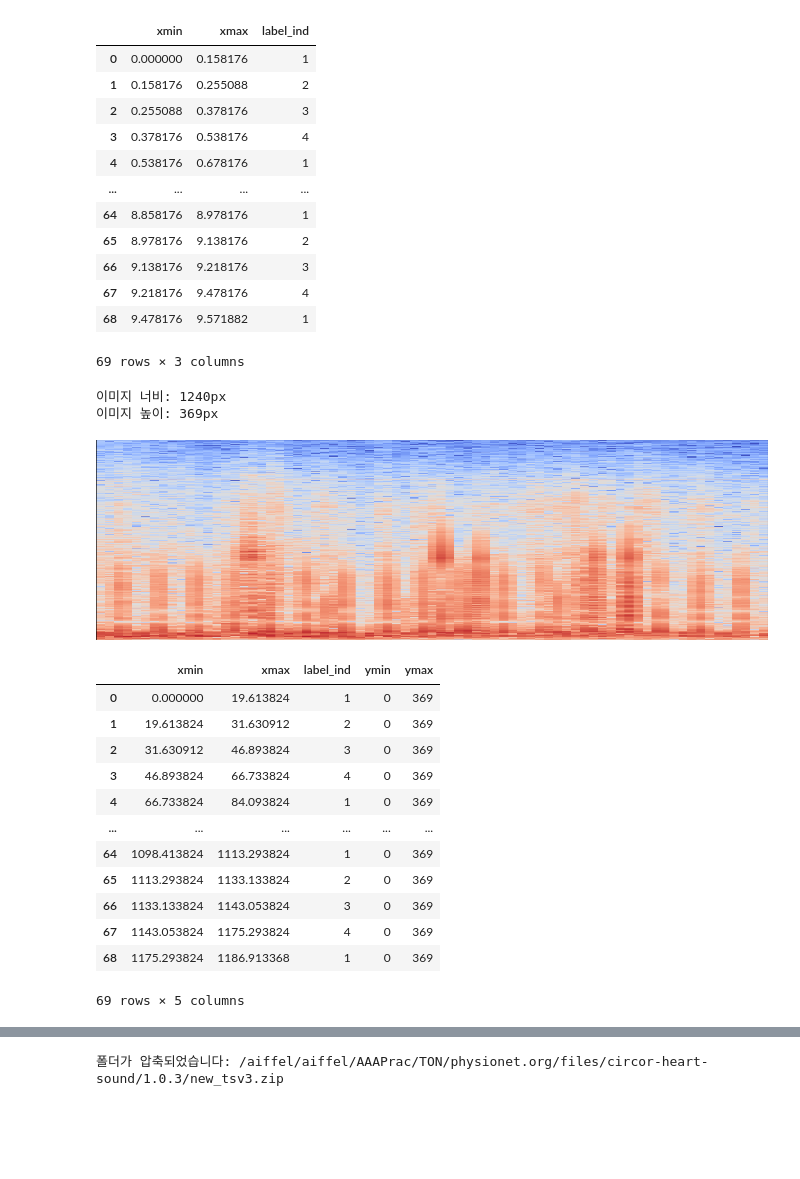
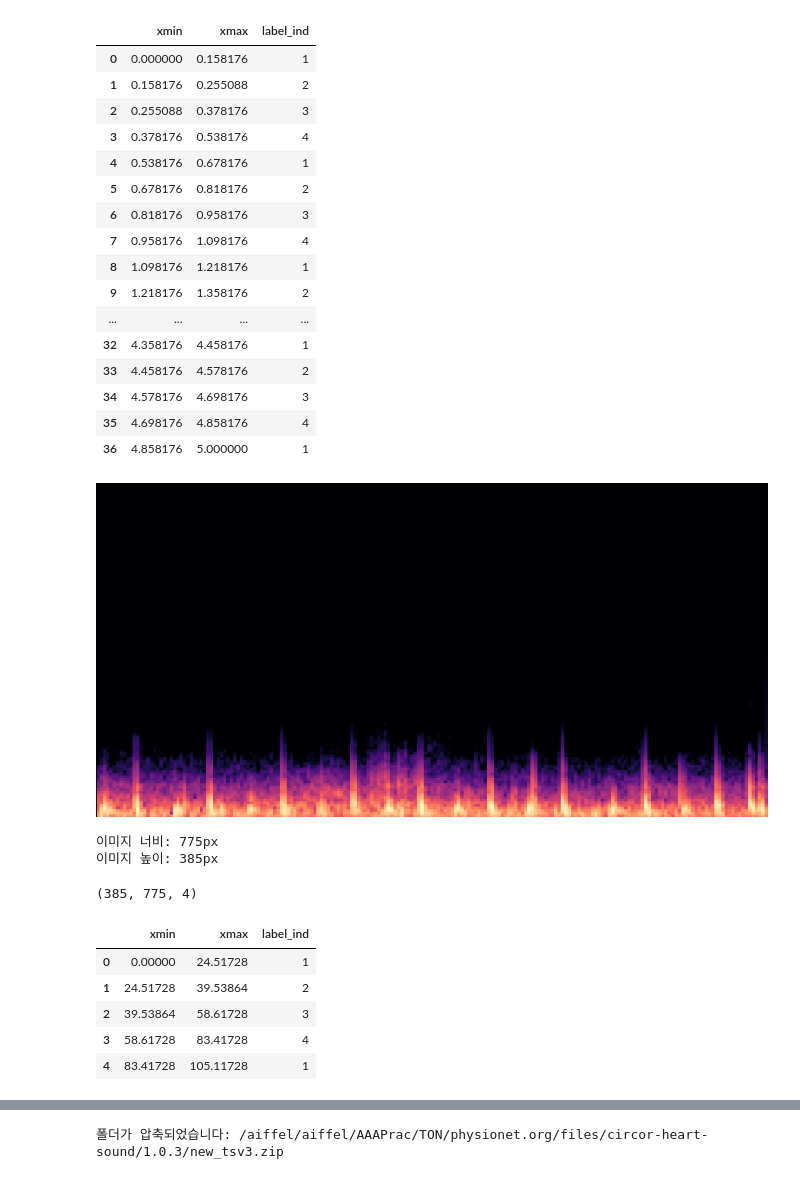
Before and after one commit to hongseoi/HeartSiren, a Jupyter notebook: data_process/bbox_v2.ipynb, the cells around one changed output, grey strips where cells are left out. Saved outputs shown, nothing was run; the diff lists cells and outputs as text; code cells hidden in the pictures; blank space fills up the shorter version.

```diff
--- a/data_process/bbox_v2.ipynb
+++ b/data_process/bbox_v2.ipynb
@@ -4,3 +1,6 @@ tsv_path = "/aiffel/aiffel/AAAPrac/TON/physionet.org/files/circor-heart-sound/1.
+# %%
+img_path = "../img_data3/2530_AV.png"
+tsv_path = "../processed_data/2530_AV.tsv"
 # %%
 import pandas as pd
 
@@ -13,45 +13,46 @@ df
 | 2 | 0.255088 | 0.378176 | 3 |
 | 3 | 0.378176 | 0.538176 | 4 |
 | 4 | 0.538176 | 0.678176 | 1 |
+| 5 | 0.678176 | 0.818176 | 2 |
+| 6 | 0.818176 | 0.958176 | 3 |
+| 7 | 0.958176 | 1.098176 | 4 |
+| 8 | 1.098176 | 1.218176 | 1 |
+| 9 | 1.218176 | 1.358176 | 2 |
 | ... | ... | ... | ... |
-| 64 | 8.858176 | 8.978176 | 1 |
-| 65 | 8.978176 | 9.138176 | 2 |
-| 66 | 9.138176 | 9.218176 | 3 |
-| 67 | 9.218176 | 9.478176 | 4 |
-| 68 | 9.478176 | 9.571882 | 1 |
+| 32 | 4.358176 | 4.458176 | 1 |
+| 33 | 4.458176 | 4.578176 | 2 |
+| 34 | 4.578176 | 4.698176 | 3 |
+| 35 | 4.698176 | 4.858176 | 4 |
+| 36 | 4.858176 | 5.000000 | 1 |
-69 rows × 3 columns
 # %%
 from PIL import Image
 image = Image.open(img_path)
+
+display(Image.open(img_path))
 width, height = image.size
+
 # 이미지 크기 출력
 print(f'이미지 너비: {width}px')
 print(f'이미지 높이: {height}px')
-
-# 이미지 표시 (선택사항)
-image.show()
 # %% [output]
+[figure, new version]
-이미지 너비: 1240px
-이미지 높이: 369px
+이미지 너비: 775px
+이미지 높이: 385px
-[figure, old version]
+# %%
+import numpy as np
+np.array(image).shape
+# %% [output]
+(385, 775, 4)
 # %%
-df['ymin'] = 0
-df['ymax'] = 369
-df['xmin'] = 124*df['xmin']
-df['xmax'] = 124*df['xmax']
+# 775/5 = 155
+df['xmin'] = 155*df['xmin']
+df['xmax'] = 155*df['xmax']
 # %%
-df
+df.head()
 # %% [output]
-|  | xmin | xmax | label_ind | ymin | ymax |
-| 0 | 0.000000 | 19.613824 | 1 | 0 | 369 |
-| 1 | 19.613824 | 31.630912 | 2 | 0 | 369 |
-| 2 | 31.630912 | 46.893824 | 3 | 0 | 369 |
-| 3 | 46.893824 | 66.733824 | 4 | 0 | 369 |
-| 4 | 66.733824 | 84.093824 | 1 | 0 | 369 |
-| ... | ... | ... | ... | ... | ... |
-| 64 | 1098.413824 | 1113.293824 | 1 | 0 | 369 |
-| 65 | 1113.293824 | 1133.133824 | 2 | 0 | 369 |
-| 66 | 1133.133824 | 1143.053824 | 3 | 0 | 369 |
-| 67 | 1143.053824 | 1175.293824 | 4 | 0 | 369 |
-| 68 | 1175.293824 | 1186.913368 | 1 | 0 | 369 |
+|  | xmin | xmax | label_ind |
+| 0 | 0.00000 | 24.51728 | 1 |
+| 1 | 24.51728 | 39.53864 | 2 |
+| 2 | 39.53864 | 58.61728 | 3 |
+| 3 | 58.61728 | 83.41728 | 4 |
+| 4 | 83.41728 | 105.11728 | 1 |
-69 rows × 5 columns
```
Also changed, not shown: parts of 16 cells of this notebook, 5 other files.
